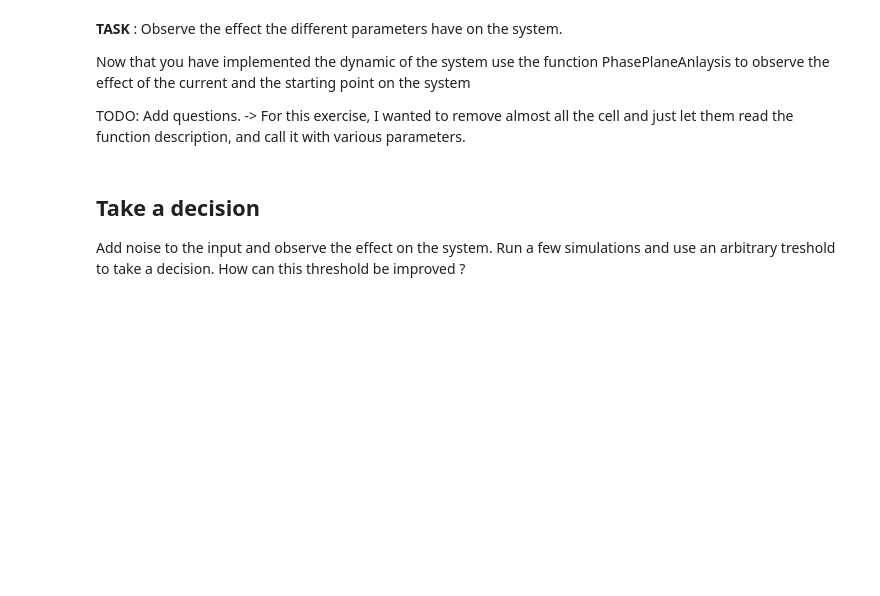
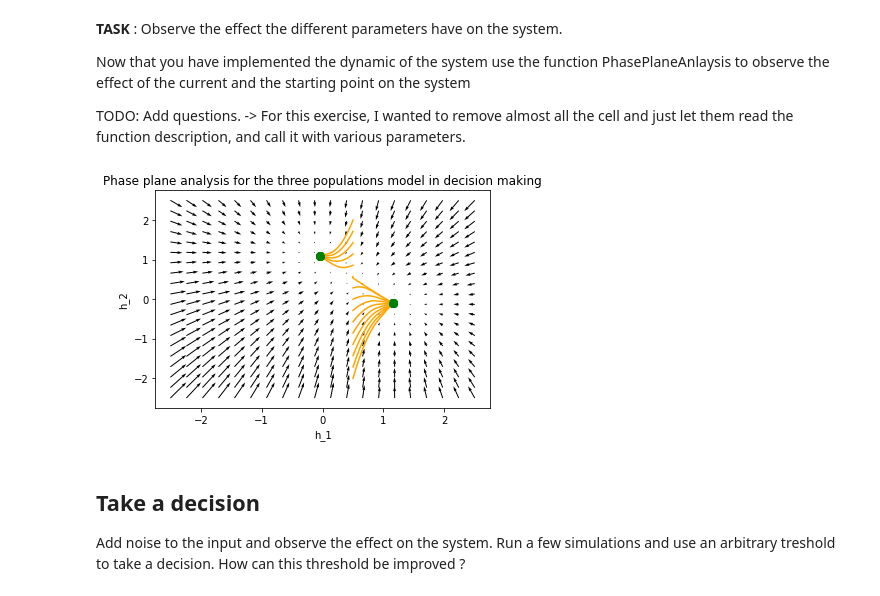
Before and after one commit to fblondiaux/LGBIO2072-2020, a Jupyter notebook: LGBIO2072_TP3.ipynb, the cells around one changed output. Cells and saved outputs as stored; diff of their text form; code cells hidden in the pictures; blank space fills up the shorter version.

```diff
--- a/LGBIO2072_TP3.ipynb
+++ b/LGBIO2072_TP3.ipynb
@@ -111,36 +114,37 @@ def PhasePlaneAnalysis(RI1,RI2,h10,h20):
     their influence
     - The meshgrid itself (linspaces y1 and y2, but keep the name)
     """
 
     #Phase plane analysis implementation
 
     y1= np.linspace(-2.5,2.5,20)
     y2 = np.linspace(-2.5,2.5,20)
 
     [x,y] = np.meshgrid(y1,y2)
     u= np.zeros_like(x)
     v= np.zeros_like(y)
     stim_time = 1
 
     for i in range(len(x)):
         for j in range(len(x)):
-            Hprime = simulatePopEv(RI1*np.ones(stim_time),RI2*np.ones(stim_time),x[i,j],y[i,j], stim_time) #with default parameters
+            Hprime = simulatePopEv(RI1,RI2,x[i,j],y[i,j], stim_time) #with default parameters
             u[i,j]= Hprime[0,1]
             v[i,j]= Hprime[1,1]
     ax = plt.plot()
     plt.quiver(x,y,u-x,v-y,units='width') #Check if it needs to be u-x or not
 
-    stim_time = 500
     for i in range(len(h20)):
-        h = simulatePopEv(RI1*np.ones(stim_time),RI2*np.ones(stim_time),h10,h20[i],stim_time)
+        h = simulatePopEv(RI1,RI2,h10,h20[i],500)
         plt.plot(h[0,:],h[1,:],color="orange")
         plt.plot(h[0,-1],h[1,-1],color="green",marker='o',markersize=8)
     plt.title("Phase plane analysis for the three populations model in decision making")
     plt.xlabel('h_1')
     plt.ylabel('h_2')
 
 
 PhasePlaneAnalysis(0.8,0.75,0.5,np.linspace(-2,2,15))
+# %% [output]
+[figure, added]
 # %%
 #widget for phase plane analysis ? #TODO, do we want to ease their work and we just add a widget ?
 # %% [markdown]
```
Also changed, not shown: parts of 3 cells of this notebook.
